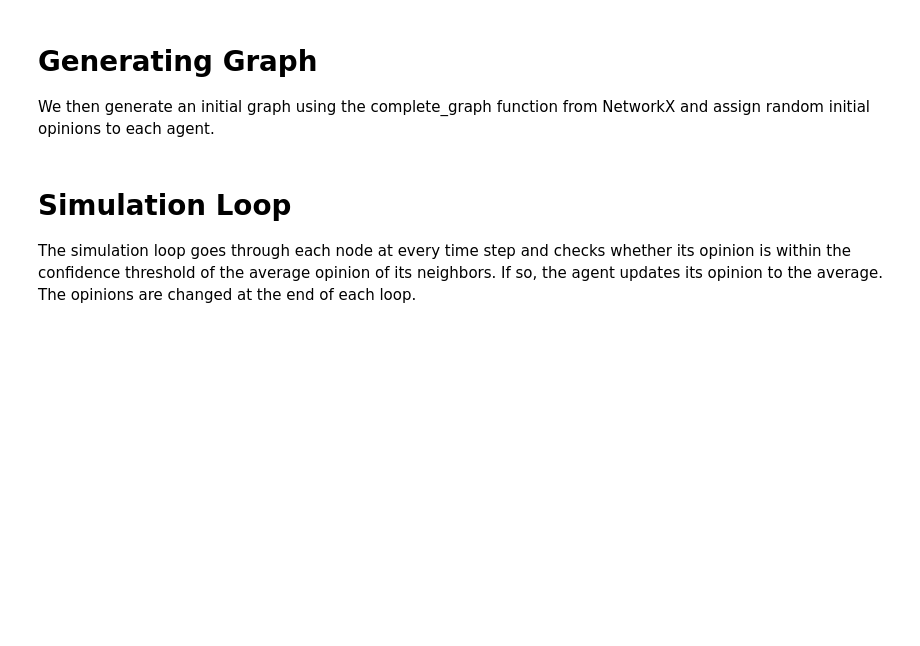
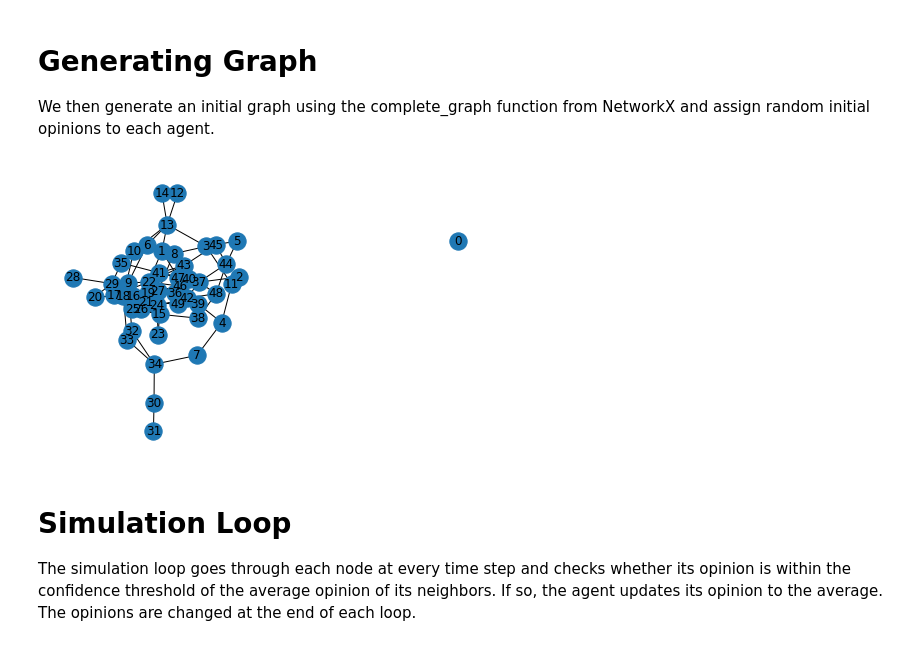
Before and after one commit to sidistic/Opinion-Dynamics-Independent-Research, a Jupyter notebook: Code/6. Convergence/BCM_convergence_limit.ipynb, the cells around one changed output. Cells and saved outputs as stored; diff of their text form; code cells hidden in the pictures; blank space fills up the shorter version.

```diff
--- a/Code/6. Convergence/BCM_convergence_limit.ipynb
+++ b/Code/6. Convergence/BCM_convergence_limit.ipynb
@@ -22,6 +22,17 @@ num_simulation = 500
 We then generate an initial graph using the complete_graph function from NetworkX and assign random initial opinions to each agent.
 # %%
 G = nx.erdos_renyi_graph(n,0.1)
+# %%
+sizes = [15,15,5,15]
+probs = [
+    [0.25,0.01,0.05,0.02],
+    [0.01,0.33,0.02,0.05],
+    [0.05,0.02,0.5,0.01],
+    [0.02,0.05,0.01,0.33]]
+G = nx.stochastic_block_model(sizes,probs,seed=0)
+nx.draw(G,with_labels=True)
+# %% [output]
+[figure, added]
 # %% [markdown]
 # Simulation Loop
 The simulation loop goes through each node at every time step and checks whether its opinion is within the confidence threshold of the average opinion of its neighbors. If so, the agent updates its opinion to the average. The opinions are changed at the end of each loop.
```
Also changed, not shown: parts of 9 cells of this notebook, 8 other files.
